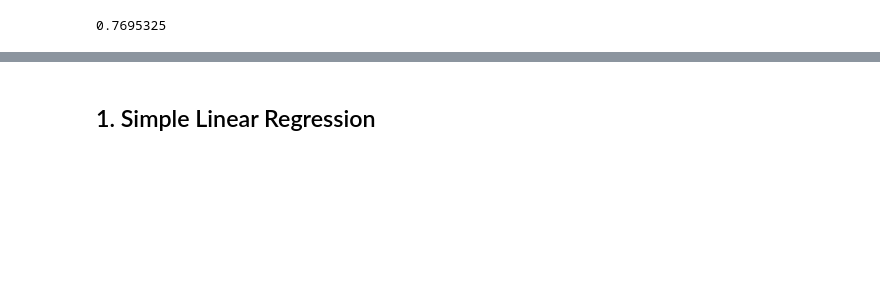
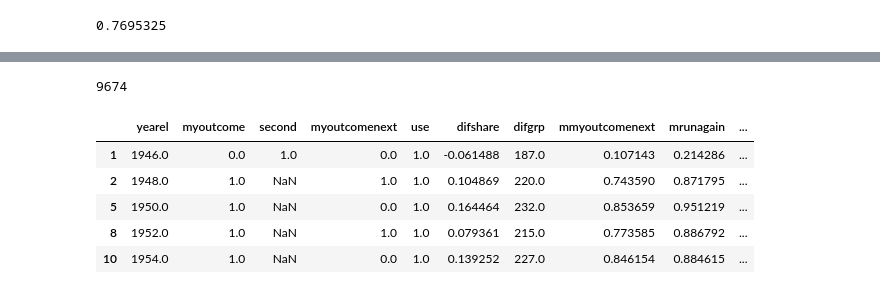
Before and after one commit to cainemerrick98/causal-inference, a Jupyter notebook: incumbency_advantage_in_us_elections/notebook.ipynb, the cells around one changed output, grey strips where cells are left out. Drawn from its saved outputs; the diff is of its cells as text; code cells hidden in the pictures; blank space fills up the shorter version.

```diff
--- a/incumbency_advantage_in_us_elections/notebook.ipynb
+++ b/incumbency_advantage_in_us_elections/notebook.ipynb
@@ -121,6 +131,14 @@ Discuss the results
-# %% [markdown]
-## 1. Simple Linear Regression
 # %%
-df_clean = df.dropna(subset=['difshare', 'mpmyoutcomenext'])
+df_clean = df[df['use'] == 1]
+print(len(df_clean))
+df_clean.head()
+# %% [output]
+9674
+|  | yearel | myoutcome | second | myoutcomenext | use | difshare | difgrp | mmyoutcomenext | mrunagain | ... |
+| 1 | 1946.0 | 0.0 | 1.0 | 0.0 | 1.0 | -0.061488 | 187.0 | 0.107143 | 0.214286 | ... |
+| 2 | 1948.0 | 1.0 | NaN | 1.0 | 1.0 | 0.104869 | 220.0 | 0.743590 | 0.871795 | ... |
+| 5 | 1950.0 | 1.0 | NaN | 0.0 | 1.0 | 0.164464 | 232.0 | 0.853659 | 0.951219 | ... |
+| 8 | 1952.0 | 1.0 | NaN | 1.0 | 1.0 | 0.079361 | 215.0 | 0.773585 | 0.886792 | ... |
+| 10 | 1954.0 | 1.0 | NaN | 0.0 | 1.0 | 0.139252 | 227.0 | 0.846154 | 0.884615 | ... |
 # %%
 bandwidth = 0.05
```
Also changed, not shown: parts of 24 cells of this notebook.
